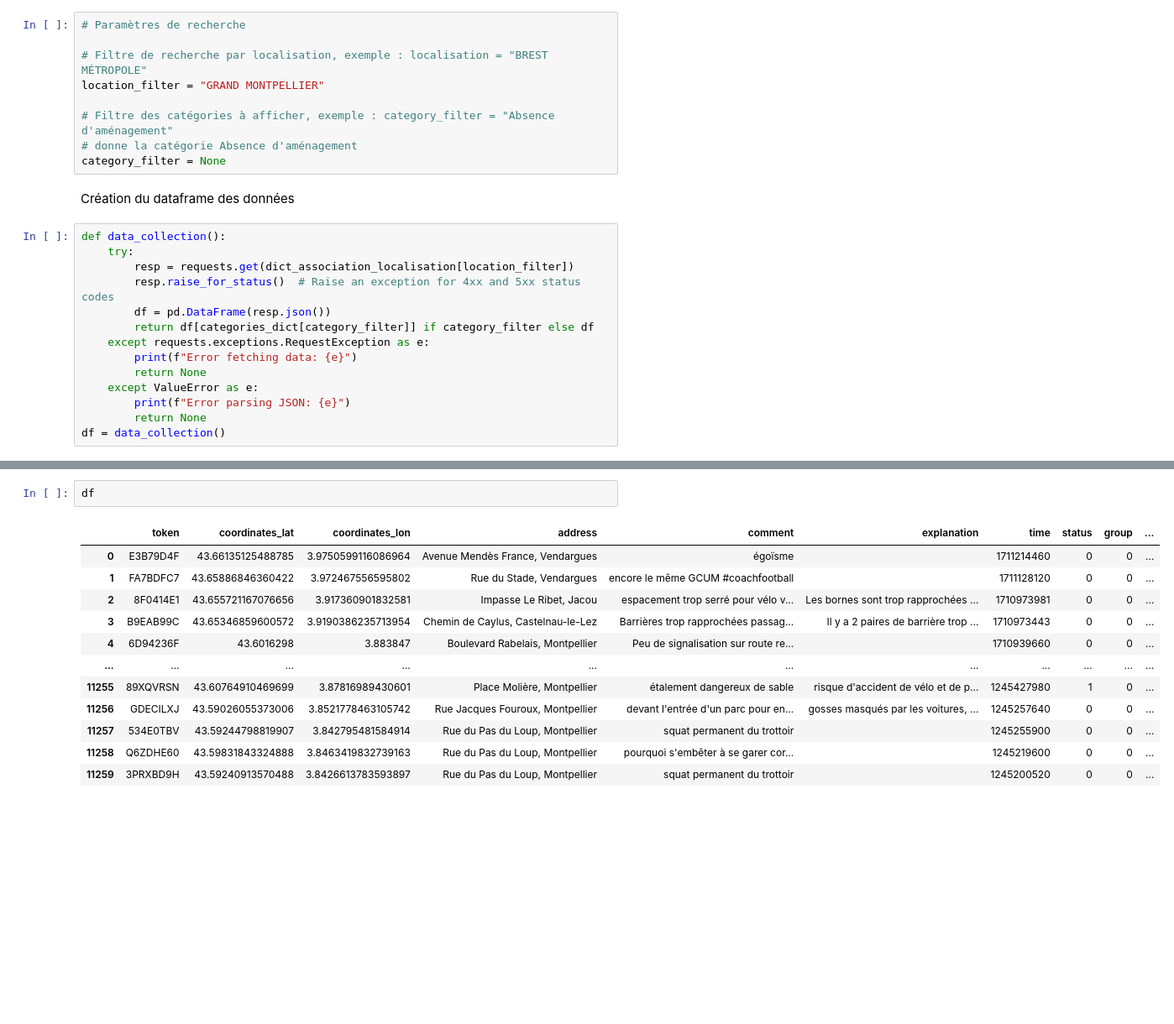
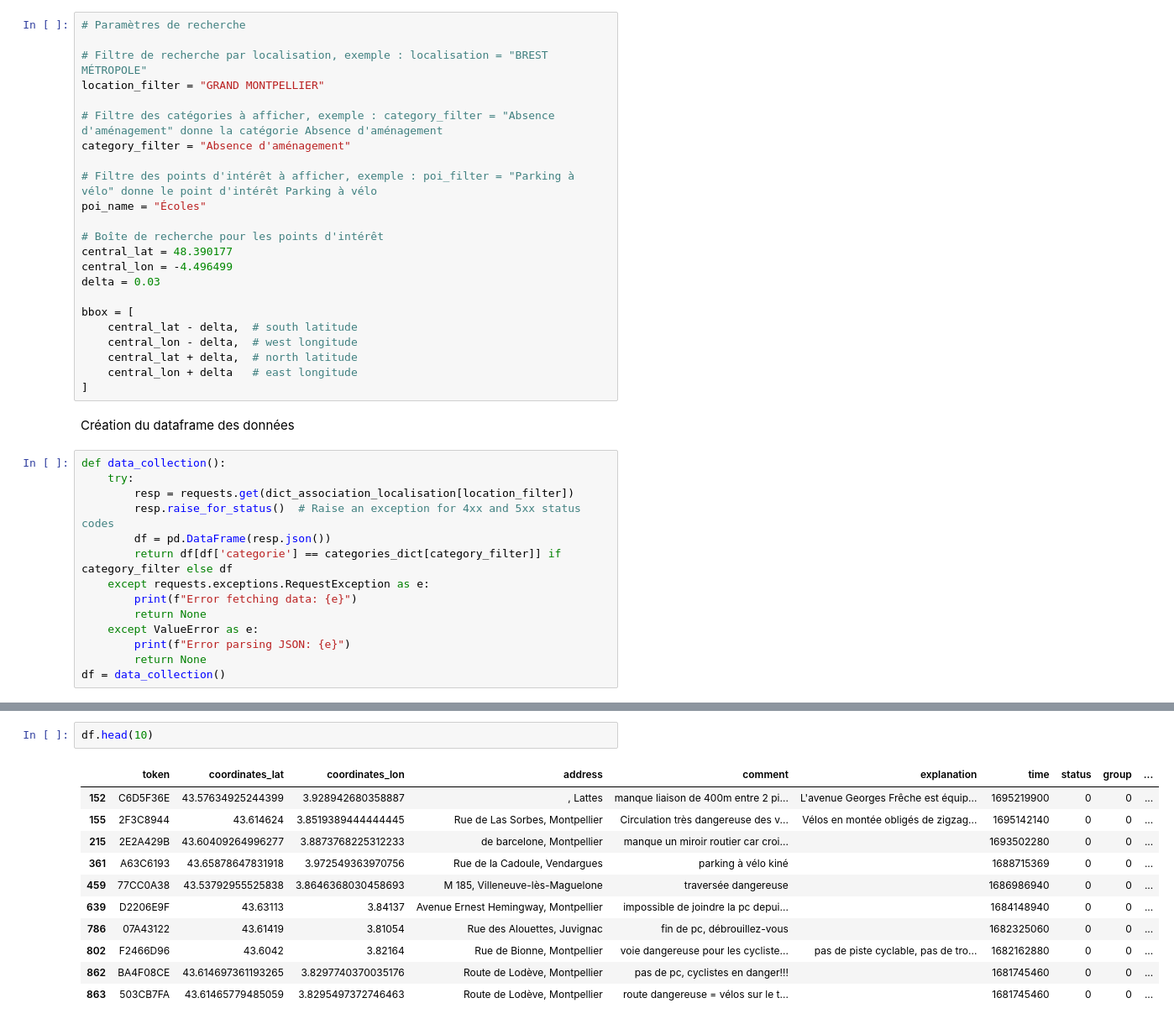
Before and after one commit to chenry02/vigilo-notebooks-bapav, a Jupyter notebook: vigilo2024/data_collection/data_collection.ipynb, the cells around one changed output, grey strips where cells are left out. Shown: that part at 84% size. Drawn from its saved outputs; the diff is of its cells as text; blank space fills up the shorter version.

```diff
--- a/vigilo2024/data_collection/data_collection.ipynb
+++ b/vigilo2024/data_collection/data_collection.ipynb
@@ -99,9 +149,23 @@ Initialisation des paramètres
 # Filtre de recherche par localisation, exemple : localisation = "BREST MÉTROPOLE"
 location_filter = "GRAND MONTPELLIER"
 
-# Filtre des catégories à afficher, exemple : category_filter = "Absence d'aménagement"
-# donne la catégorie Absence d'aménagement
-category_filter = None
+# Filtre des catégories à afficher, exemple : category_filter = "Absence d'aménagement" donne la catégorie Absence d'aménagement
+category_filter = "Absence d'aménagement"
+
+# Filtre des points d'intérêt à afficher, exemple : poi_filter = "Parking à vélo" donne le point d'intérêt Parking à vélo
+poi_name = "Écoles"
+
+# Boîte de recherche pour les points d'intérêt
+central_lat = 48.390177
+central_lon = -4.496499
+delta = 0.03
+
+bbox = [
+    central_lat - delta,  # south latitude
+    central_lon - delta,  # west longitude
+    central_lat + delta,  # north latitude
+    central_lon + delta   # east longitude
+]
 # %% [markdown]
 Création du dataframe des données
 # %%
@@ -110,7 +174,7 @@ def data_collection():
         resp = requests.get(dict_association_localisation[location_filter])
         resp.raise_for_status()  # Raise an exception for 4xx and 5xx status codes
         df = pd.DataFrame(resp.json())
-        return df[categories_dict[category_filter]] if category_filter else df
+        return df[df['categorie'] == categories_dict[category_filter]] if category_filter else df
     except requests.exceptions.RequestException as e:
         print(f"Error fetching data: {e}")
         return None
@@ -123,15 +187,14 @@ test
 # %%
-df
+df.head(10)
 # %% [output]
 |  | token | coordinates_lat | coordinates_lon | address | comment | explanation | time | status | group | ... |
-| 0 | E3B79D4F | 43.66135125488785 | 3.9750599116086964 | Avenue Mendès France, Vendargues | égoïsme |  | 1711214460 | 0 | 0 | ... |
-| 1 | FA7BDFC7 | 43.65886846360422 | 3.972467556595802 | Rue du Stade, Vendargues | encore le même GCUM #coachfootball |  | 1711128120 | 0 | 0 | ... |
-| 2 | 8F0414E1 | 43.655721167076656 | 3.917360901832581 | Impasse Le Ribet, Jacou | espacement trop serré pour vélo v... | Les bornes sont trop rapprochées ... | 1710973981 | 0 | 0 | ... |
-| 3 | B9EAB99C | 43.65346859600572 | 3.9190386235713954 | Chemin de Caylus, Castelnau-le-Lez | Barrières trop rapprochées passag... | Il y a 2 paires de barrière trop ... | 1710973443 | 0 | 0 | ... |
-| 4 | 6D94236F | 43.6016298 | 3.883847 | Boulevard Rabelais, Montpellier | Peu de signalisation sur route re... |  | 1710939660 | 0 | 0 | ... |
-| ... | ... | ... | ... | ... | ... | ... | ... | ... | ... | ... |
-| 11255 | 89XQVRSN | 43.60764910469699 | 3.87816989430601 | Place Molière, Montpellier | étalement dangereux de sable | risque d'accident de vélo et de p... | 1245427980 | 1 | 0 | ... |
-| 11256 | GDECILXJ | 43.59026055373006 | 3.8521778463105742 | Rue Jacques Fouroux, Montpellier | devant l'entrée d'un parc pour en... | gosses masqués par les voitures, ... | 1245257640 | 0 | 0 | ... |
-| 11257 | 534E0TBV | 43.59244798819907 | 3.842795481584914 | Rue du Pas du Loup, Montpellier | squat permanent du trottoir |  | 1245255900 | 0 | 0 | ... |
-| 11258 | Q6ZDHE60 | 43.59831843324888 | 3.8463419832739163 | Rue du Pas du Loup, Montpellier | pourquoi s'embêter à se garer cor... |  | 1245219600 | 0 | 0 | ... |
-| 11259 | 3PRXBD9H | 43.59240913570488 | 3.8426613783593897 | Rue du Pas du Loup, Montpellier | squat permanent du trottoir |  | 1245200520 | 0 | 0 | ... |
+| 152 | C6D5F36E | 43.57634925244399 | 3.928942680358887 | , Lattes | manque liaison de 400m entre 2 pi... | L'avenue Georges Frêche est équip... | 1695219900 | 0 | 0 | ... |
+| 155 | 2F3C8944 | 43.614624 | 3.8519389444444445 | Rue de Las Sorbes, Montpellier | Circulation très dangereuse des v... | Vélos en montée obligés de zigzag... | 1695142140 | 0 | 0 | ... |
+| 215 | 2E2A429B | 43.60409264996277 | 3.8873768225312233 | de barcelone, Montpellier | manque un miroir routier car croi... |  | 1693502280 | 0 | 0 | ... |
+| 361 | A63C6193 | 43.65878647831918 | 3.972549363970756 | Rue de la Cadoule, Vendargues | parking à vélo kiné |  | 1688715369 | 0 | 0 | ... |
+| 459 | 77CC0A38 | 43.53792955525838 | 3.8646368030458693 | M 185, Villeneuve-lès-Maguelone | traversée dangereuse |  | 1686986940 | 0 | 0 | ... |
+| 639 | D2206E9F | 43.63113 | 3.84137 | Avenue Ernest Hemingway, Montpellier | impossible de joindre la pc depui... |  | 1684148940 | 0 | 0 | ... |
+| 786 | 07A43122 | 43.61419 | 3.81054 | Rue des Alouettes, Juvignac | fin de pc, débrouillez-vous |  | 1682325060 | 0 | 0 | ... |
+| 802 | F2466D96 | 43.6042 | 3.82164 | Rue de Bionne, Montpellier | voie dangereuse pour les cycliste... | pas de piste cyclable, pas de tro... | 1682162880 | 0 | 0 | ... |
+| 862 | BA4F08CE | 43.614697361193265 | 3.8297740370035176 | Route de Lodève, Montpellier | pas de pc, cyclistes en danger!!! |  | 1681745460 | 0 | 0 | ... |
+| 863 | 503CB7FA | 43.61465779485059 | 3.8295497372746463 | Route de Lodève, Montpellier | route dangereuse = vélos sur le t... |  | 1681745460 | 0 | 0 | ... |
```
Also changed, not shown: parts of 8 cells of this notebook.
